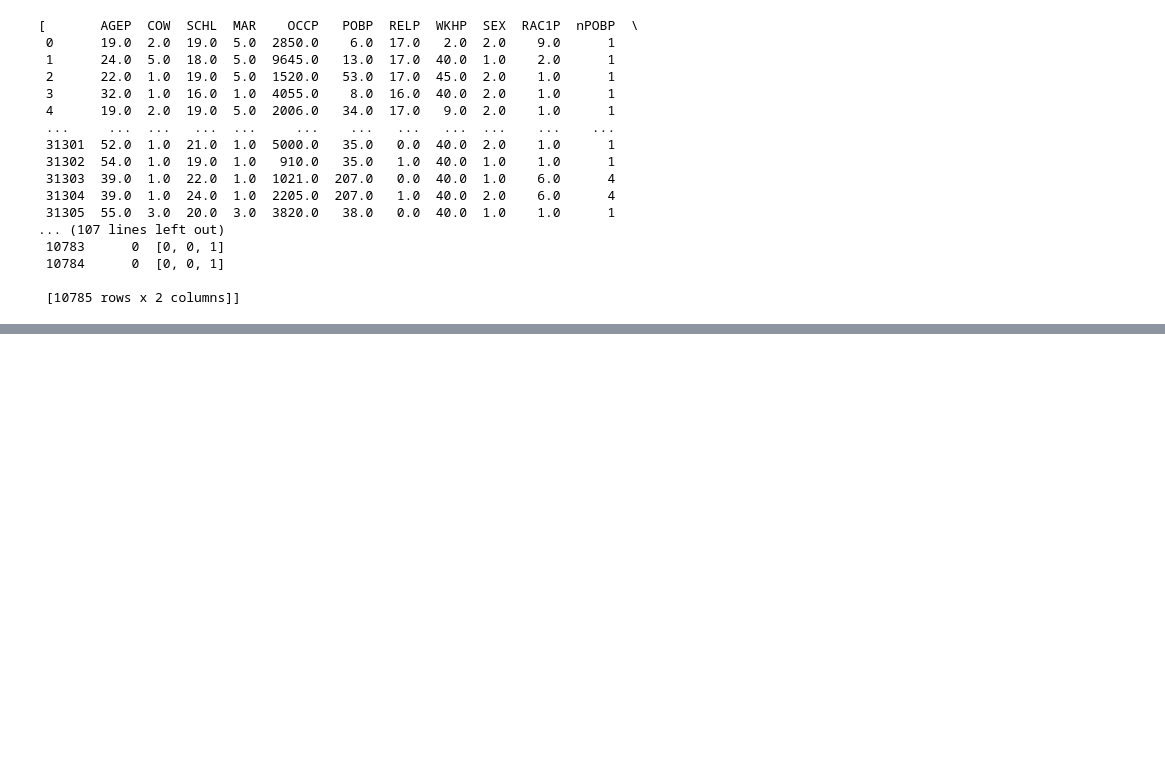
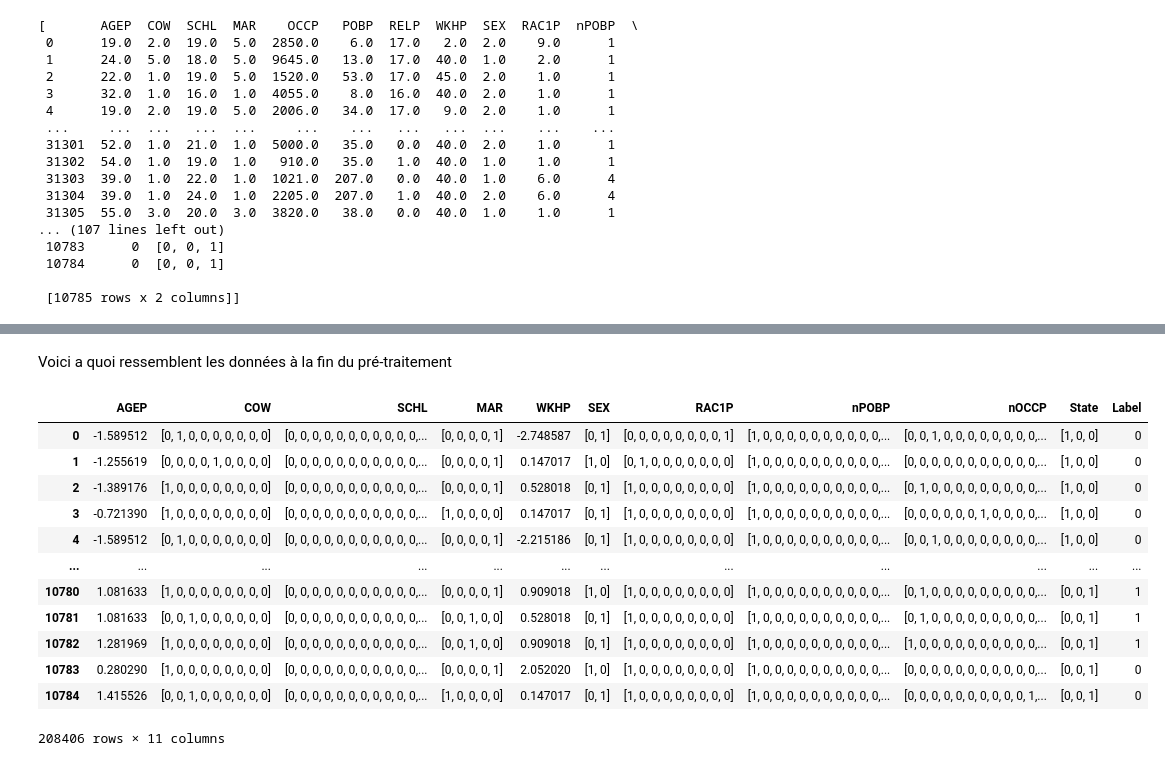
Before and after one commit to enzomarie/Data_labs, a Jupyter notebook: TP2 - Apprentissage supervisé/blabla.ipynb, the cells around one changed output, grey strips where cells are left out. Saved outputs shown, nothing was run; the diff lists cells and outputs as text; code cells hidden in the pictures; blank space fills up the shorter version.

Commit message:
pre-traitement

```diff
--- a/TP2 - Apprentissage supervisé/blabla.ipynb
+++ b/TP2 - Apprentissage supervisé/blabla.ipynb
@@ -194,0 +266,18 @@ data = datasets[0] + datasets[2] + datasets[4]
+# %% [markdown]
+Voici a quoi ressemblent les données à la fin du pré-traitement
+# %%
+data
+# %% [output]
+|  | AGEP | COW | SCHL | MAR | WKHP | SEX | RAC1P | nPOBP | nOCCP | State | Label |
+| 0 | -1.589512 | [0, 1, 0, 0, 0, 0, 0, 0, 0] | [0, 0, 0, 0, 0, 0, 0, 0, 0, 0, 0,... | [0, 0, 0, 0, 1] | -2.748587 | [0, 1] | [0, 0, 0, 0, 0, 0, 0, 0, 1] | [1, 0, 0, 0, 0, 0, 0, 0, 0, 0, 0,... | [0, 0, 1, 0, 0, 0, 0, 0, 0, 0, 0,... | [1, 0, 0] | 0 |
+| 1 | -1.255619 | [0, 0, 0, 0, 1, 0, 0, 0, 0] | [0, 0, 0, 0, 0, 0, 0, 0, 0, 0, 0,... | [0, 0, 0, 0, 1] | 0.147017 | [1, 0] | [0, 1, 0, 0, 0, 0, 0, 0, 0] | [1, 0, 0, 0, 0, 0, 0, 0, 0, 0, 0,... | [0, 0, 0, 0, 0, 0, 0, 0, 0, 0, 0,... | [1, 0, 0] | 0 |
+| 2 | -1.389176 | [1, 0, 0, 0, 0, 0, 0, 0, 0] | [0, 0, 0, 0, 0, 0, 0, 0, 0, 0, 0,... | [0, 0, 0, 0, 1] | 0.528018 | [0, 1] | [1, 0, 0, 0, 0, 0, 0, 0, 0] | [1, 0, 0, 0, 0, 0, 0, 0, 0, 0, 0,... | [0, 1, 0, 0, 0, 0, 0, 0, 0, 0, 0,... | [1, 0, 0] | 0 |
+| 3 | -0.721390 | [1, 0, 0, 0, 0, 0, 0, 0, 0] | [0, 0, 0, 0, 0, 0, 0, 0, 0, 0, 0,... | [1, 0, 0, 0, 0] | 0.147017 | [0, 1] | [1, 0, 0, 0, 0, 0, 0, 0, 0] | [1, 0, 0, 0, 0, 0, 0, 0, 0, 0, 0,... | [0, 0, 0, 0, 0, 0, 1, 0, 0, 0, 0,... | [1, 0, 0] | 0 |
+| 4 | -1.589512 | [0, 1, 0, 0, 0, 0, 0, 0, 0] | [0, 0, 0, 0, 0, 0, 0, 0, 0, 0, 0,... | [0, 0, 0, 0, 1] | -2.215186 | [0, 1] | [1, 0, 0, 0, 0, 0, 0, 0, 0] | [1, 0, 0, 0, 0, 0, 0, 0, 0, 0, 0,... | [0, 0, 1, 0, 0, 0, 0, 0, 0, 0, 0,... | [1, 0, 0] | 0 |
+| ... | ... | ... | ... | ... | ... | ... | ... | ... | ... | ... | ... |
+| 10780 | 1.081633 | [1, 0, 0, 0, 0, 0, 0, 0, 0] | [0, 0, 0, 0, 0, 0, 0, 0, 0, 0, 0,... | [0, 0, 0, 0, 1] | 0.909018 | [1, 0] | [1, 0, 0, 0, 0, 0, 0, 0, 0] | [1, 0, 0, 0, 0, 0, 0, 0, 0, 0, 0,... | [0, 1, 0, 0, 0, 0, 0, 0, 0, 0, 0,... | [0, 0, 1] | 1 |
+| 10781 | 1.081633 | [0, 0, 1, 0, 0, 0, 0, 0, 0] | [0, 0, 0, 0, 0, 0, 0, 0, 0, 0, 0,... | [0, 0, 1, 0, 0] | 0.528018 | [0, 1] | [1, 0, 0, 0, 0, 0, 0, 0, 0] | [1, 0, 0, 0, 0, 0, 0, 0, 0, 0, 0,... | [0, 1, 0, 0, 0, 0, 0, 0, 0, 0, 0,... | [0, 0, 1] | 1 |
+| 10782 | 1.281969 | [1, 0, 0, 0, 0, 0, 0, 0, 0] | [0, 0, 0, 0, 0, 0, 0, 0, 0, 0, 0,... | [0, 0, 1, 0, 0] | 0.909018 | [0, 1] | [1, 0, 0, 0, 0, 0, 0, 0, 0] | [1, 0, 0, 0, 0, 0, 0, 0, 0, 0, 0,... | [1, 0, 0, 0, 0, 0, 0, 0, 0, 0, 0,... | [0, 0, 1] | 1 |
+| 10783 | 0.280290 | [1, 0, 0, 0, 0, 0, 0, 0, 0] | [0, 0, 0, 0, 0, 0, 0, 0, 0, 0, 0,... | [0, 0, 0, 0, 1] | 2.052020 | [1, 0] | [1, 0, 0, 0, 0, 0, 0, 0, 0] | [1, 0, 0, 0, 0, 0, 0, 0, 0, 0, 0,... | [0, 0, 0, 0, 0, 0, 0, 0, 0, 0, 0,... | [0, 0, 1] | 0 |
+| 10784 | 1.415526 | [0, 0, 1, 0, 0, 0, 0, 0, 0] | [0, 0, 0, 0, 0, 0, 0, 0, 0, 0, 0,... | [1, 0, 0, 0, 0] | 0.147017 | [0, 1] | [1, 0, 0, 0, 0, 0, 0, 0, 0] | [1, 0, 0, 0, 0, 0, 0, 0, 0, 0, 0,... | [0, 0, 0, 0, 0, 0, 0, 0, 0, 0, 1,... | [0, 0, 1] | 0 |
+208406 rows × 11 columns
```
Also changed, not shown: parts of 9 cells of this notebook, 2 other files.
